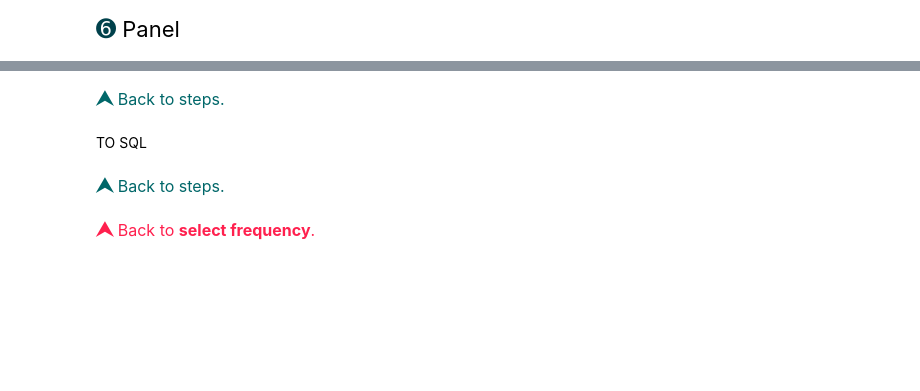
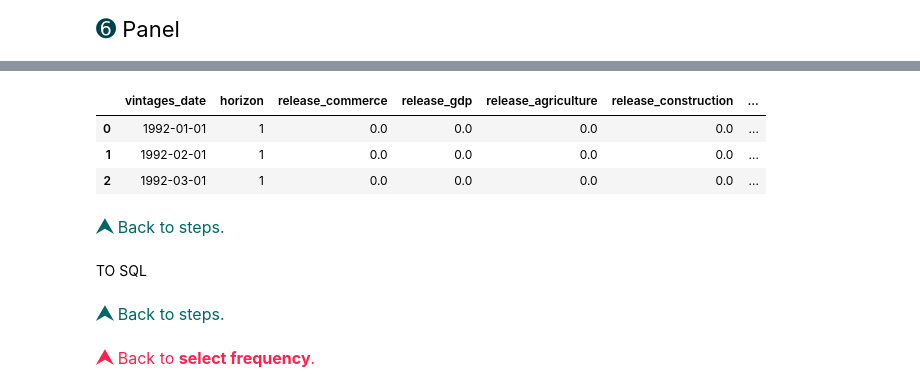
Before and after one commit to JasonCruz18/peru_gdp_revisions, a Jupyter notebook: gdp_revisions_datasets/aux_files_to_sql.ipynb, the cells around one changed output, grey strips where cells are left out. Drawn from its saved outputs; the diff is of its cells as text; code cells hidden in the pictures; blank space fills up the shorter version.

```diff
--- a/gdp_revisions_datasets/aux_files_to_sql.ipynb
+++ b/gdp_revisions_datasets/aux_files_to_sql.ipynb
@@ -1229,9 +1293,14 @@ releases_base_year_dummies_panel.head(5)
 # %%
 # Monthly Specific
 if frequency == 'monthly':
-    print(releases_seasonal_dummies_panel.head(3))
+    display(releases_seasonal_dummies_panel.head(3))
 else:
     print("The selected frequency is not monthly.")
+# %% [output]
+|  | vintages_date | horizon | release_commerce | release_gdp | release_agriculture | release_construction | ... |
+| 0 | 1992-01-01 | 1 | 0.0 | 0.0 | 0.0 | 0.0 | ... |
+| 1 | 1992-02-01 | 1 | 0.0 | 0.0 | 0.0 | 0.0 | ... |
+| 2 | 1992-03-01 | 1 | 0.0 | 0.0 | 0.0 | 0.0 | ... |
 # %% [markdown]
 <div style="font-family: PT Serif Pro Book; text-align: left; color: dark; font-size: 16px;">
     <span style="font-size: 20px; color: rgb(255, 32, 78); font-weight: bold;">
@@ -1239,8 +1308,8 @@ else:
     </span>
     <a href="#steps-7" style="color: #006769; text-decoration: none;">Back to steps.</a>
 </div>
-# %% [markdown]
-TO SQL
+# %% [markdown]
+TO SQL
 # %%
 releases_panel.to_sql(f'{variable}_sectorial_gdp_{frequency}_releases_panel', engine, index=False, if_exists='replace')
 # %%
```
Also changed, not shown: parts of 25 cells of this notebook.
